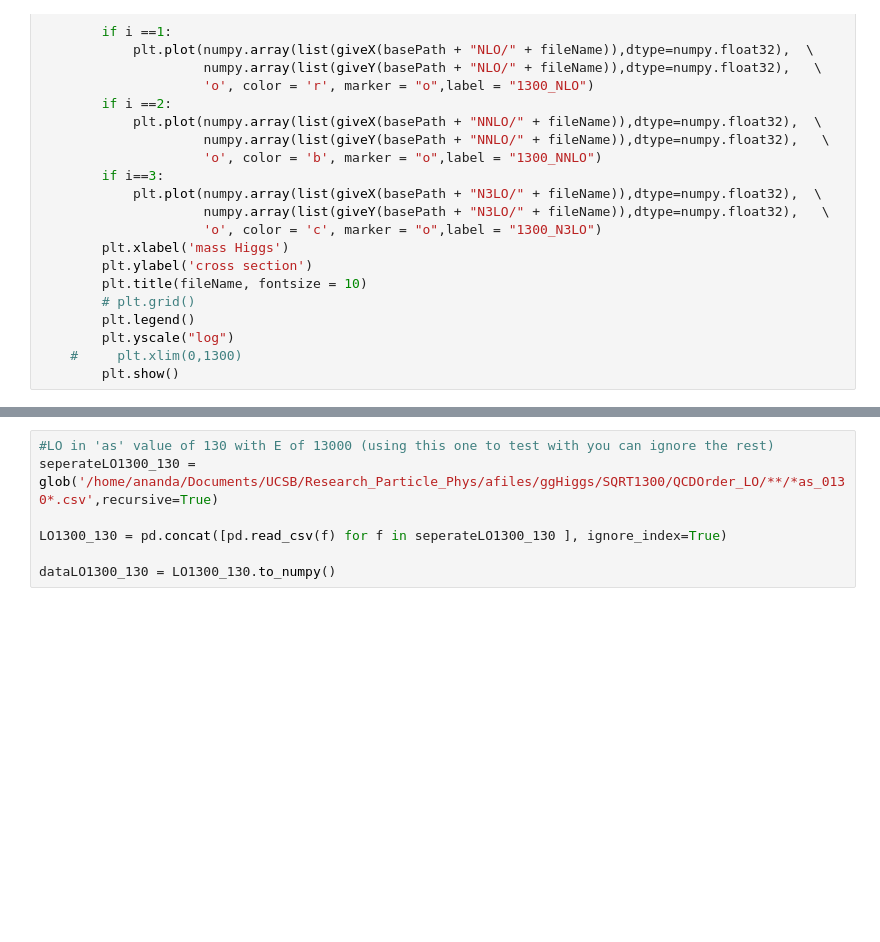
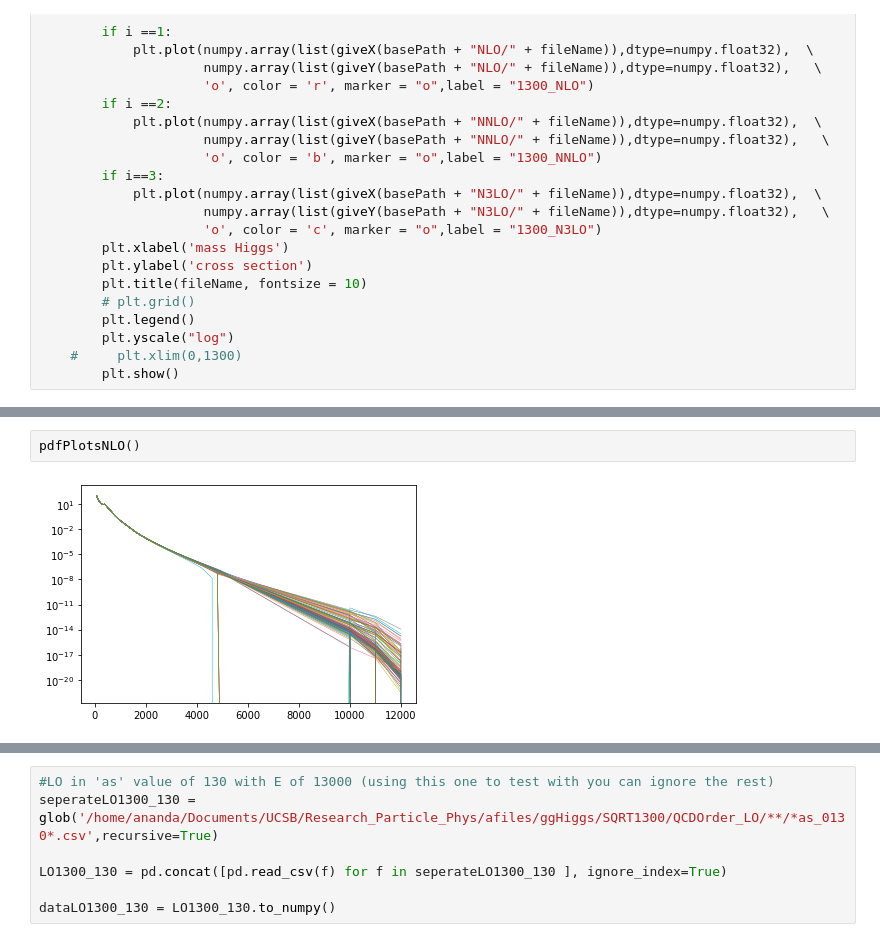
Before and after one commit to anandaguha/HiggsAnalysis, a Jupyter notebook: ReadCSV.ipynb, the cells around one changed output, grey strips where cells are left out. Cells and saved outputs as stored; diff of their text form; blank space fills up the shorter version.

```diff
--- a/ReadCSV.ipynb
+++ b/ReadCSV.ipynb
@@ -215,0 +301,4 @@ def giveY(fName):
+# %%
+pdfPlotsNLO()
+# %% [output]
+[figure, added]
```
Also changed, not shown: parts of 16 cells of this notebook.
